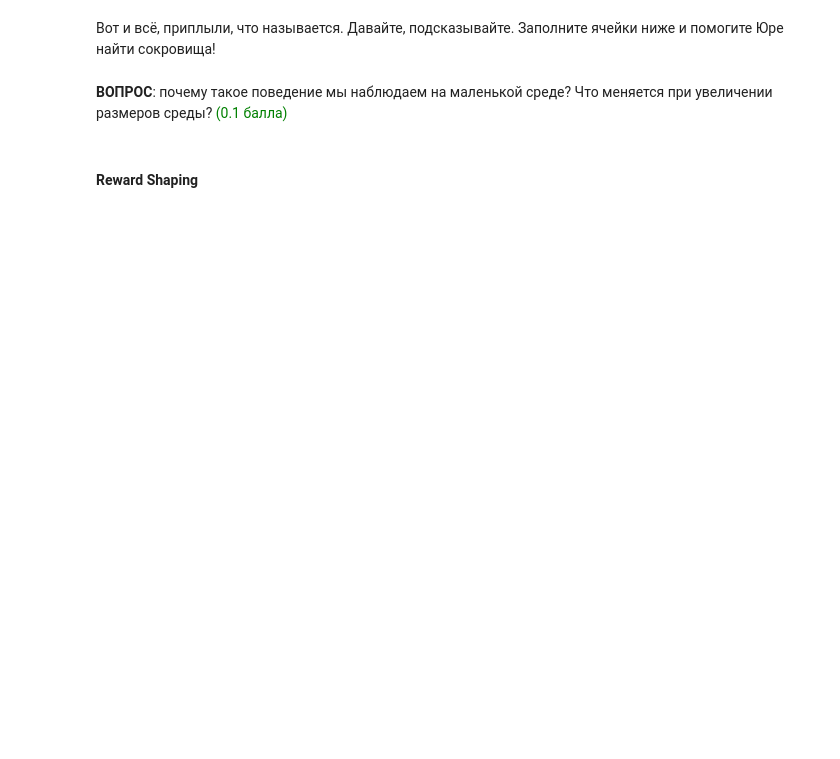
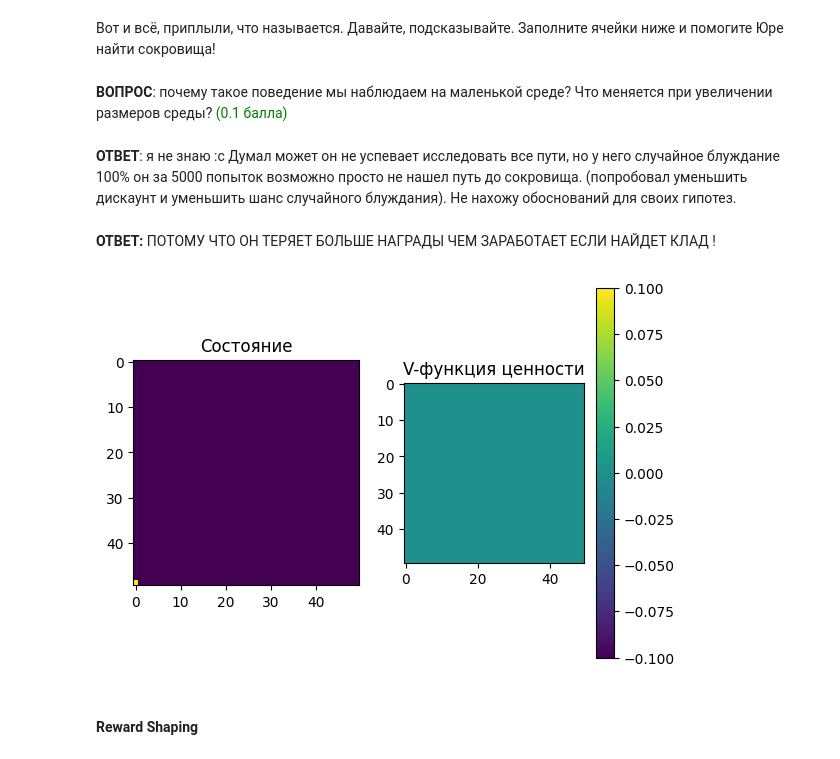
Before and after one commit to LotFullKa/ManyHands_Bandit, a Jupyter notebook: Многорукие_бандиты_и_исследование_среды_Лотфуллин_Камиль_Рашитович_401.ipynb, the cells around one changed output. Saved outputs shown, nothing was run; the diff lists cells and outputs as text; code cells hidden in the pictures; blank space fills up the shorter version.

```diff
--- a/Многорукие_бандиты_и_исследование_среды_Лотфуллин_Камиль_Рашитович_401.ipynb
+++ b/Многорукие_бандиты_и_исследование_среды_Лотфуллин_Камиль_Рашитович_401.ipynb
@@ -570,6 +619,35 @@ test_agent(agent)
 Вот и всё, приплыли, что называется. Давайте, подсказывайте. Заполните ячейки ниже и помогите Юре найти сокровища!
 # %% [markdown]
 **ВОПРОС**: почему такое поведение мы наблюдаем на маленькой среде? Что меняется при увеличении размеров среды? <font color="green">(0.1 балла)</font>
+# %% [markdown]
+**ОТВЕТ**:
+я не знаю :с
+Думал может он не успевает исследовать все пути, но у него случайное блуждание 100% он за 5000 попыток возможно просто не нашел путь до сокровища. (попробовал уменьшить дискаунт и уменьшить шанс случайного блуждания). Не нахожу обоснований для своих гипотез.
+# %% [markdown]
+**ОТВЕТ:** ПОТОМУ ЧТО ОН ТЕРЯЕТ БОЛЬШЕ НАГРАДЫ ЧЕМ ЗАРАБОТАЕТ ЕСЛИ НАЙДЕТ КЛАД !
+# %%
+agent = QLearningAgent(
+    epsilon=0.5,
+    alpha=.5,
+    discount=0.99,
+    get_legal_actions=lambda s: range(env.action_space.n),
+)
+
+for i in range(5000):
+    s = env.reset()
+    done = False
+    while not done:
+        i_s = get_state_number(s)
+        a = agent.get_action(i_s)
+        s_next, r, terminated, truncated = env.step(a)
+        done = terminated or truncated
+        i_s_next = get_state_number(s_next)
+        agent.update(i_s, a, r, i_s_next, terminated)
+        s = s_next
+# %%
+test_agent(agent)
+# %% [output]
+[figure, added]
 # %% [markdown]
 #### Reward Shaping
 # %%
```
Also changed, not shown: parts of 32 cells of this notebook, 1 other file.
